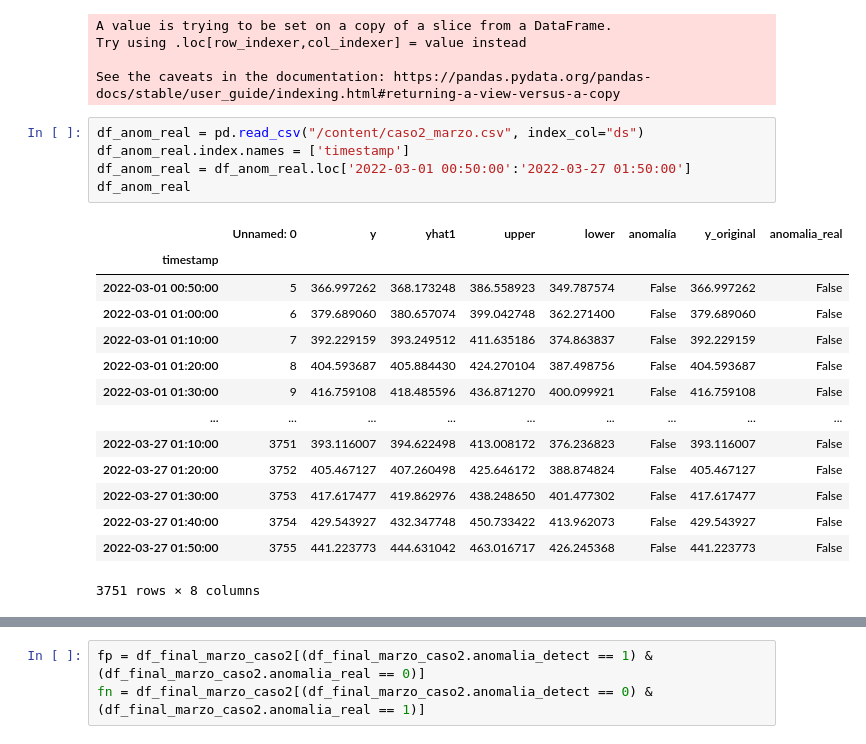
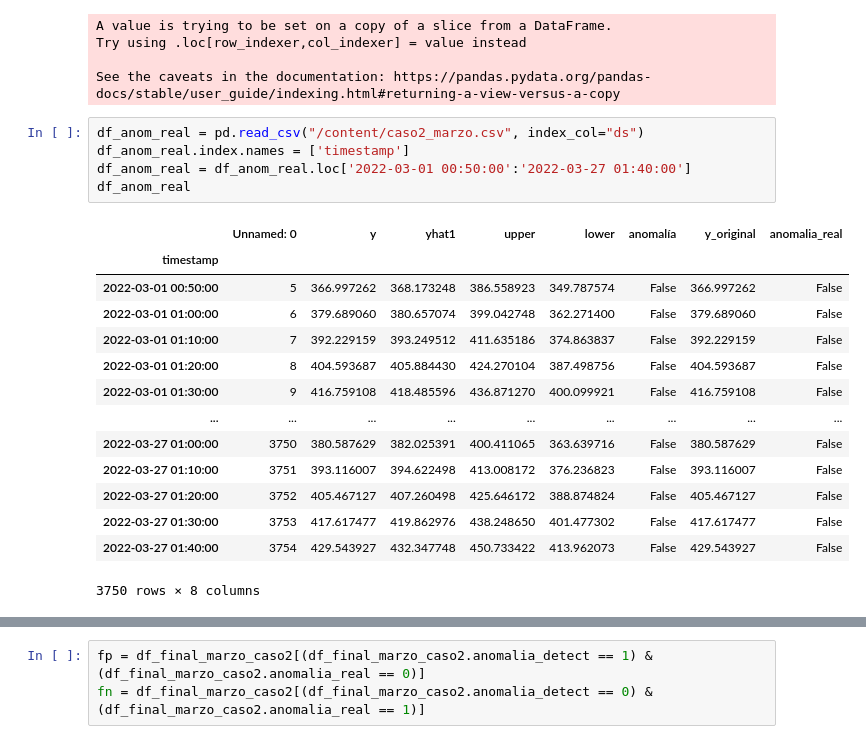
Before and after one commit to alvarofvillar/trabajopruebas, a Jupyter notebook: Estudio_Completo_Precision_Elastic.ipynb, the cells around one changed output, grey strips where cells are left out. Drawn from its saved outputs; the diff is of its cells as text.

```diff
--- a/Estudio_Completo_Precision_Elastic.ipynb
+++ b/Estudio_Completo_Precision_Elastic.ipynb
@@ -456,23 +461,23 @@ See the caveats in the documentation: https://pandas.pydata.org/pandas-docs/stab
 # %%
 df_anom_real = pd.read_csv("/content/caso2_marzo.csv", index_col="ds")
 df_anom_real.index.names = ['timestamp']
-df_anom_real = df_anom_real.loc['2022-03-01 00:50:00':'2022-03-27 01:50:00']
+df_anom_real = df_anom_real.loc['2022-03-01 00:50:00':'2022-03-27 01:40:00']
 df_anom_real
 # %% [output]
 |  | Unnamed: 0 | y | yhat1 | upper | lower | anomalía | y_original | anomalia_real |
 | timestamp |  |  |  |  |  |  |  |  |
 | 2022-03-01 00:50:00 | 5 | 366.997262 | 368.173248 | 386.558923 | 349.787574 | False | 366.997262 | False |
 | 2022-03-01 01:00:00 | 6 | 379.689060 | 380.657074 | 399.042748 | 362.271400 | False | 379.689060 | False |
 | 2022-03-01 01:10:00 | 7 | 392.229159 | 393.249512 | 411.635186 | 374.863837 | False | 392.229159 | False |
 | 2022-03-01 01:20:00 | 8 | 404.593687 | 405.884430 | 424.270104 | 387.498756 | False | 404.593687 | False |
 | 2022-03-01 01:30:00 | 9 | 416.759108 | 418.485596 | 436.871270 | 400.099921 | False | 416.759108 | False |
 | ... | ... | ... | ... | ... | ... | ... | ... | ... |
+| 2022-03-27 01:00:00 | 3750 | 380.587629 | 382.025391 | 400.411065 | 363.639716 | False | 380.587629 | False |
 | 2022-03-27 01:10:00 | 3751 | 393.116007 | 394.622498 | 413.008172 | 376.236823 | False | 393.116007 | False |
 | 2022-03-27 01:20:00 | 3752 | 405.467127 | 407.260498 | 425.646172 | 388.874824 | False | 405.467127 | False |
 | 2022-03-27 01:30:00 | 3753 | 417.617477 | 419.862976 | 438.248650 | 401.477302 | False | 417.617477 | False |
 | 2022-03-27 01:40:00 | 3754 | 429.543927 | 432.347748 | 450.733422 | 413.962073 | False | 429.543927 | False |
-| 2022-03-27 01:50:00 | 3755 | 441.223773 | 444.631042 | 463.016717 | 426.245368 | False | 441.223773 | False |
-3751 rows × 8 columns
+3750 rows × 8 columns
 # %%
 df_final_marzo_caso2["anomalia_real"] = df_anom_real["anomalia_real"].values
 df_final_marzo_caso2
```
Also changed, not shown: parts of 30 cells of this notebook.
